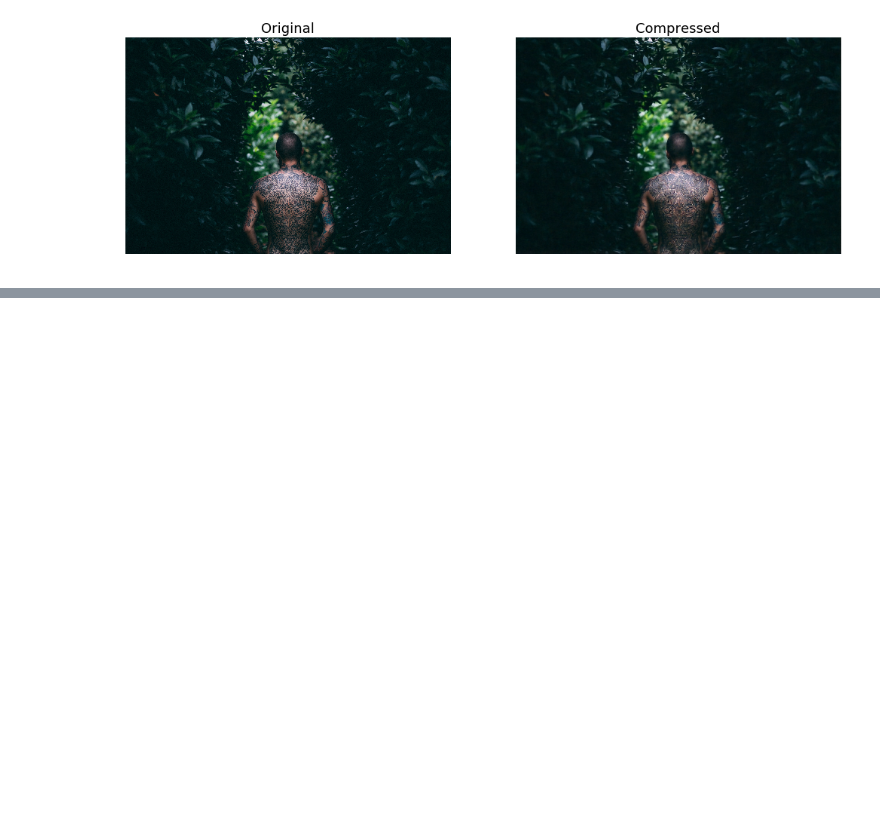
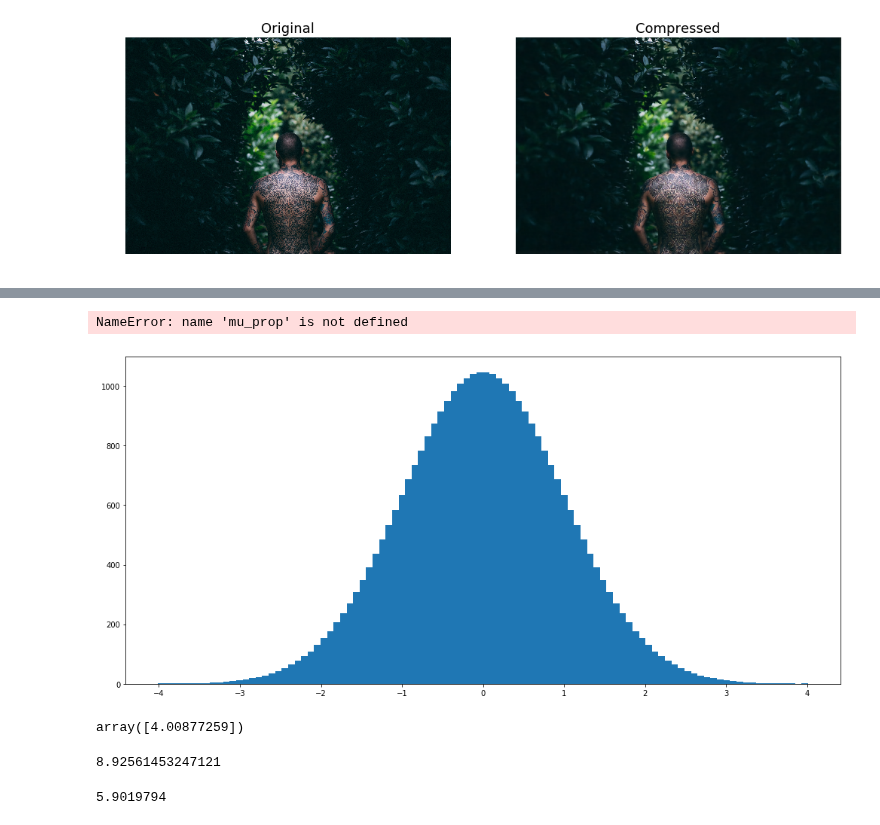
Before and after one commit to gergely-flamich/miracle-compression, a Jupyter notebook: code/clic/Compression.ipynb, the cells around one changed output, grey strips where cells are left out. Drawn from its saved outputs; the diff is of its cells as text; code cells hidden in the pictures; blank space fills up the shorter version.

Commit message:
Started work on coding image latent samples

```diff
--- a/code/clic/Compression.ipynb
+++ b/code/clic/Compression.ipynb
@@ -252,0 +339,39 @@ E: Unable to acquire the dpkg frontend lock (/var/lib/dpkg/lock-frontend), is an
+# %%
+# Create sampling structure
+num_samples_pow = 15
+
+uniform_approx_samp_block = i4_sobol_generate(1, np.power(2, num_samples_pow), skip=10)
+normal_approx_samp_block = norm.ppf(uniform_approx_samp_block)
+
+normal_tree = IntervalTree(num_nodes)
+
+for i in range(2**num_samples_pow):
+    normal_tree.add(normal_approx_samp_block[i, 0])
+
+log_diff = lambda x: normal_normal_log_diff(x, mu_prop, sigma_prop, mu_target, sigma_target)
+
+res = a_star_sample_codable(prop_log_mass=lambda a, b: np.log(norm.cdf(b) - norm.cdf(a)),
+                            log_diff=log_diff,
+                            samp_tree=normal_tree,
+                            region_bound=lambda a, b: normal_normal_region_bound(a,
+                                                                                 b,
+                                                                                 mu_prop,
+                                                                                 sigma_prop,
+                                                                                 mu_target,
+                                                                                 sigma_target))
+# %% [output]
+NameError: name 'mu_prop' is not defined
+# %%
+uniform_approx_samp_block = i4_sobol_generate(1, np.power(2, 15), skip=10)
+normal_approx_samp_block = norm.ppf(uniform_approx_samp_block)
+# %%
+plt.figure(figsize=(17, 8))
+plt.hist(normal_approx_samp_block, bins=100)
+
+plt.show()
+# %% [output]
+[figure, added]
+# %%
+max(normal_approx_samp_block)
+# %% [output]
+array([4.00877259])
@@ -252,0 +380,4 @@ E: Unable to acquire the dpkg frontend lock (/var/lib/dpkg/lock-frontend), is an
+# %%
+np.percentile(kls.numpy()[(vae._latent_posteriors[0].mean() > 2.5213994548321015).numpy()], )
+# %% [output]
+8.92561453247121
@@ -252,0 +386,4 @@ E: Unable to acquire the dpkg frontend lock (/var/lib/dpkg/lock-frontend), is an
+# %%
+np.max(kls)
+# %% [output]
+5.9019794
```
Also changed, not shown: parts of 25 cells of this notebook, 5 other files.
